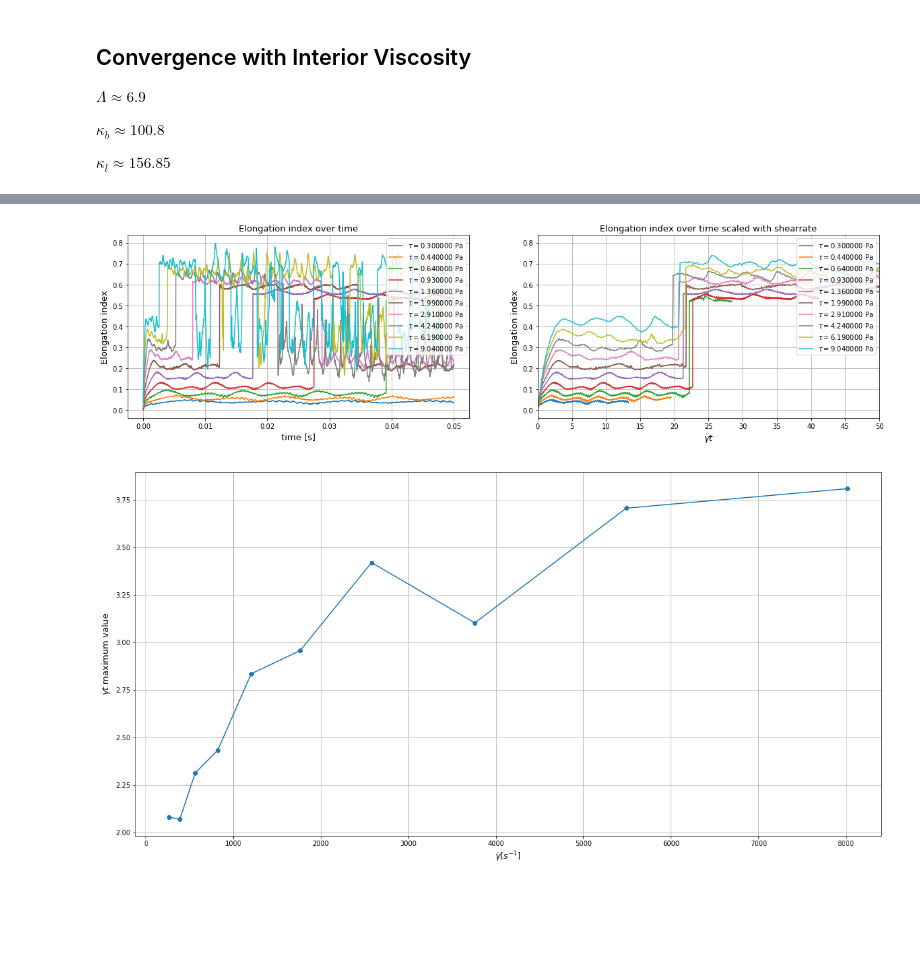
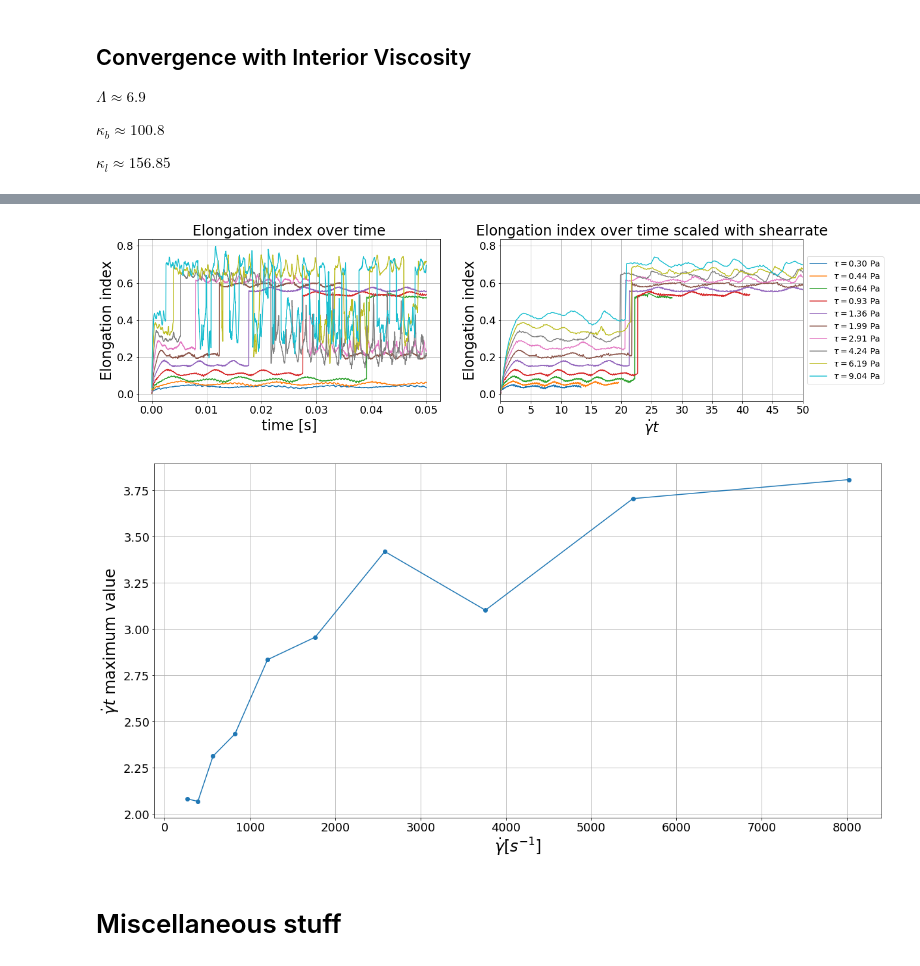
Before and after one commit to devrieskevin/IUQ-Project, a Jupyter notebook: true_hemocell_analysis.ipynb, the cells around one changed output, grey strips where cells are left out. Cells and saved outputs as stored; diff of their text form; code cells hidden in the pictures; blank space fills up the shorter version.

```diff
--- a/true_hemocell_analysis.ipynb
+++ b/true_hemocell_analysis.ipynb
@@ -354,4 +478,6 @@ plt.show()
 # %%
+np.random.seed(6345789)
+
 print("Crashed simulations:",np.sum(sobol_qoi < 0))
 
 if imputation == "zero":
@@ -372,7 +498,7 @@ elif imputation == "GP_model":
     sample_idx,var_idx = np.where(sobol_qoi < 0)
     for n in range(sample_idx.size):
         arr = np.array([*param_values[sample_idx[n]],shearrate[var_idx[n]]])[None,:]
-        mean,std = predictionModel.predict(arr,return_std=True)
+        mean = predictionModel.predict(arr)
 
         sobol_qoi[sample_idx[n],var_idx[n]] = mean
 
@@ -410,0 +538,14 @@ plt.show()
+# %%
+sobol_predictions = np.empty(sobol_qoi[idx_success].shape)
+
+with tqdm.tqdm(total=sobol_predictions.size) as pbar:
+    for n in range(sobol_predictions.size):
+        sobol_predictions[n] = predictionModel.predict(x_success[n][None,:])
+        pbar.update()
+
+S_err = np.sum((sobol_qoi[idx_success] - sobol_predictions)**2)
+S_test = np.sum((np.mean(sobol_qoi[idx_success]) - sobol_qoi[idx_success])**2)
+
+Q2 = 1 - S_err / S_test
+
+print("Predictivity coefficient:",Q2)
@@ -566,48 +709,50 @@ shearrate = stress / (nuP * rhoP)
 
 plt.figure(figsize=(20,5))
 plt.subplot(1,2,1)
-plt.title("Elongation index over time",fontsize=13)
-plt.xlabel("time [s]",fontsize=13)
-plt.ylabel("Elongation index",fontsize=13)
+plt.title("Elongation index over time",fontsize=titlefontsize)
+plt.xlabel("time [s]",fontsize=axisfontsize)
+plt.ylabel("Elongation index",fontsize=axisfontsize)
 plt.grid(True)
 
 steps = np.arange(500,1000001,500)
 
 for n in range(10):
     plt.plot(steps[convergence_qoi[:,n] > 0] * 0.5e-7,
-             convergence_qoi[:,n][convergence_qoi[:,n] > 0],label=r"$\tau = %f$ Pa" % (stress[n]))
+             convergence_qoi[:,n][convergence_qoi[:,n] > 0],label=r"$\tau = %.2f$ Pa" % (stress[n]))
 
-plt.legend(loc=1)
+#plt.legend(loc='center left',bbox_to_anchor=(1,0.5),fontsize=14)
 
 plt.subplot(1,2,2)
-plt.title("Elongation index over time scaled with shearrate",fontsize=13)
-plt.xlabel(r"$\dot{\gamma} t$",fontsize=13)
-plt.ylabel("Elongation index",fontsize=13)
+plt.title("Elongation index over time scaled with shearrate",fontsize=axisfontsize)
+plt.xlabel(r"$\dot{\gamma} t$",fontsize=axisfontsize)
+plt.ylabel("Elongation index",fontsize=axisfontsize)
 plt.xticks(np.arange(0,101,5))
 plt.xlim(0,50)
 plt.grid(True)
 
 steps = np.arange(500,1000001,500)
 
 for n in range(10):
     plt.plot(steps[convergence_qoi[:,n] > 0] * 0.5e-7 * shearrate[n],
-             convergence_qoi[:,n][convergence_qoi[:,n] > 0],label=r"$\tau = %f$ Pa" % (stress[n]))
+             convergence_qoi[:,n][convergence_qoi[:,n] > 0],label=r"$\tau = %.2f$ Pa" % (stress[n]))
 
-plt.legend(loc=1)
+plt.legend(loc='center left',bbox_to_anchor=(1,0.5),fontsize=14)
 
 ivals = []
 for n in range(10):
     max_idx = convergence_qoi[steps*0.5e-7*shearrate[n] < 7,n].argmax()
     ivals.append(max_idx)
 
 
 plt.figure(figsize=(20,10))
-plt.xlabel("$\dot{\gamma} [s^{-1}]$",fontsize=13)
-plt.ylabel("$\dot{\gamma} t$ maximum value",fontsize=13)
+plt.xlabel("$\dot{\gamma} [s^{-1}]$",fontsize=axisfontsize)
+plt.ylabel("$\dot{\gamma} t$ maximum value",fontsize=axisfontsize)
 plt.plot(shearrate,steps[ivals]*0.5e-7*shearrate,"o-")
 plt.grid(True)
 
 plt.show()
 # %% [output]
-[figure, old version]
+[figure, new version]
-[figure, old version]
+[figure, new version]
+# %% [markdown]
+# Miscellaneous stuff
```
Also changed, not shown: parts of 20 cells of this notebook, 4 other files.
